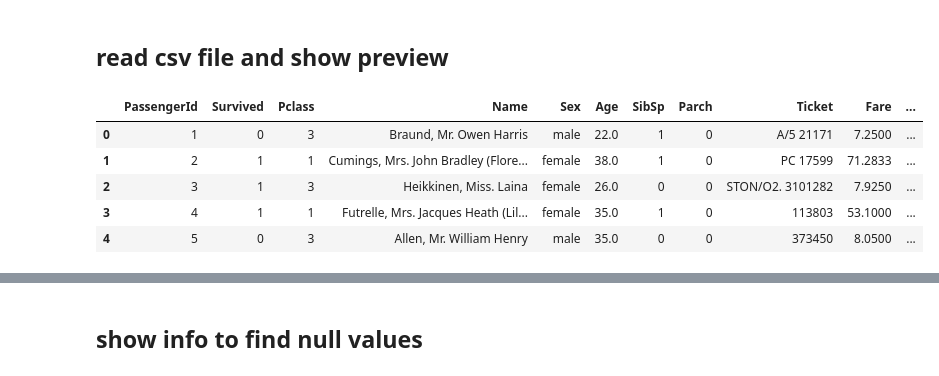
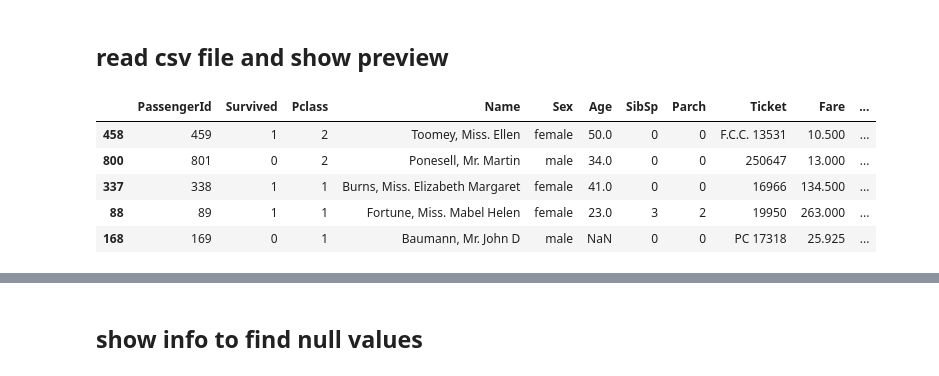
Before and after one commit to toon159/INT638, a Jupyter notebook: INT638.ipynb, the cells around one changed output, grey strips where cells are left out. Saved outputs shown, nothing was run; the diff lists cells and outputs as text; code cells hidden in the pictures.

```diff
--- a/INT638.ipynb
+++ b/INT638.ipynb
@@ -34,13 +34,13 @@ from sklearn.metrics import classification_report, confusion_matrix
 # %%
 # get titanic & test csv files as a DataFrame
 titanic_df = pd.read_csv("./titanic_data_set/train.csv")
 
 # preview the data
-titanic_df.head()
+titanic_df.sample(5)
 # %% [output]
 |  | PassengerId | Survived | Pclass | Name | Sex | Age | SibSp | Parch | Ticket | Fare | ... |
-| 0 | 1 | 0 | 3 | Braund, Mr. Owen Harris | male | 22.0 | 1 | 0 | A/5 21171 | 7.2500 | ... |
-| 1 | 2 | 1 | 1 | Cumings, Mrs. John Bradley (Flore... | female | 38.0 | 1 | 0 | PC 17599 | 71.2833 | ... |
-| 2 | 3 | 1 | 3 | Heikkinen, Miss. Laina | female | 26.0 | 0 | 0 | STON/O2. 3101282 | 7.9250 | ... |
-| 3 | 4 | 1 | 1 | Futrelle, Mrs. Jacques Heath (Lil... | female | 35.0 | 1 | 0 | 113803 | 53.1000 | ... |
-| 4 | 5 | 0 | 3 | Allen, Mr. William Henry | male | 35.0 | 0 | 0 | 373450 | 8.0500 | ... |
+| 458 | 459 | 1 | 2 | Toomey, Miss. Ellen | female | 50.0 | 0 | 0 | F.C.C. 13531 | 10.500 | ... |
+| 800 | 801 | 0 | 2 | Ponesell, Mr. Martin | male | 34.0 | 0 | 0 | 250647 | 13.000 | ... |
+| 337 | 338 | 1 | 1 | Burns, Miss. Elizabeth Margaret | female | 41.0 | 0 | 0 | 16966 | 134.500 | ... |
+| 88 | 89 | 1 | 1 | Fortune, Miss. Mabel Helen | female | 23.0 | 3 | 2 | 19950 | 263.000 | ... |
+| 168 | 169 | 0 | 1 | Baumann, Mr. John D | male | NaN | 0 | 0 | PC 17318 | 25.925 | ... |
```
Also changed, not shown: parts of 2 cells of this notebook, 4 other files.
